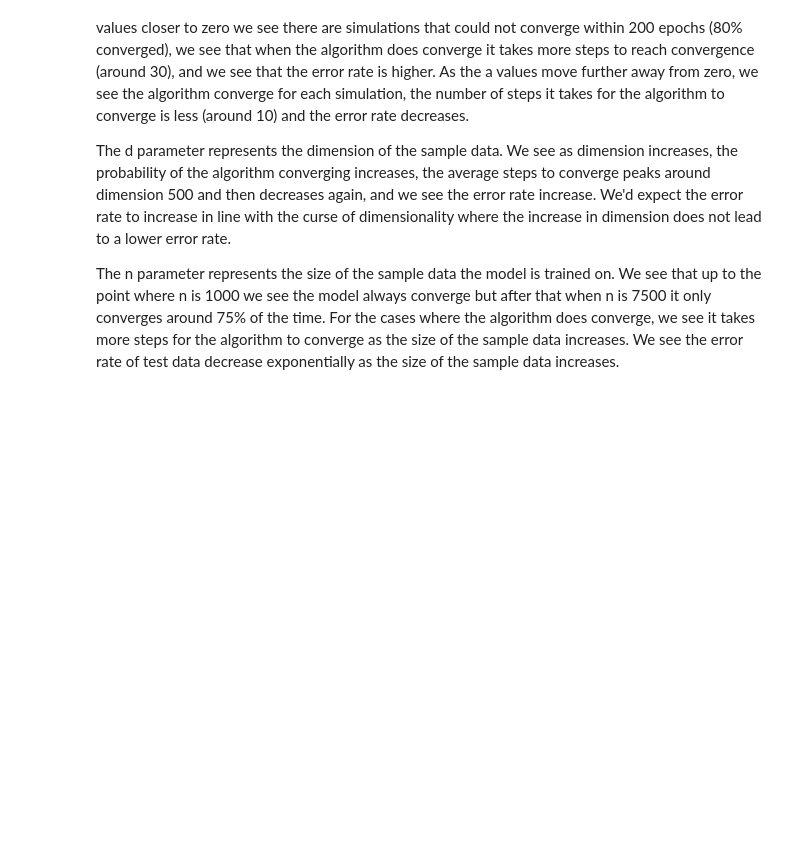
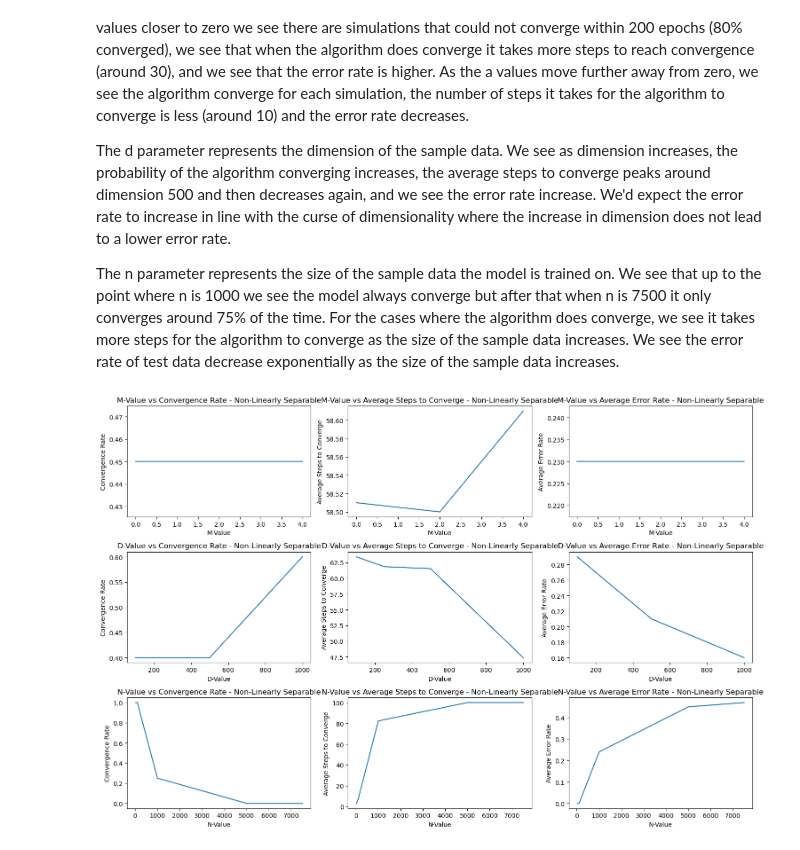
Before and after one commit to claricemottet/GaborML_problem10, a Jupyter notebook: GaborML_problem10_CM.ipynb, the cells around one changed output. Saved outputs shown, nothing was run; the diff lists cells and outputs as text; code cells hidden in the pictures; blank space fills up the shorter version.

Commit message:
updating non-separable excel so that error rate is based on test set instead of training set

```diff
--- a/GaborML_problem10_CM.ipynb
+++ b/GaborML_problem10_CM.ipynb
@@ -191,9 +192,9 @@ The d parameter represents the dimension of the sample data. We see as dimension
 The n parameter represents the size of the sample data the model is trained on. We see that up to the point where n is 1000 we see the model always converge but after that when n is 7500 it only converges around 75% of the time. For the cases where the algorithm does converge, we see it takes more steps for the algorithm to converge as the size of the sample data increases. We see the error rate of test data decrease exponentially as the size of the sample data increases.
 # %%
 #create log of non-linearly separable data
-df_log_nls = pd.DataFrame()
+# df_log_nls = pd.DataFrame()
 # %%
-#Non-linearly separable case
+# #Non-linearly separable case
 
 m_values = [0, 2, 4]
 d_values = [2, 100, 250, 500, 1000]
@@ -212,7 +213,8 @@ for iter_ in range(num_of_simulations):
             for n in n_values:
                 x, y = generate_nls_data(m, d, n)
                 w, b, update_log, steps_to_converge, convergence_ind = perceptron_algorithm(x, y, learning_rate, max_epochs)
-                error_count, error_rate = perceptron_algorithm_accuracy(x, y, w, b)
+                x_test, y_test = generate_nls_data(m, d, n)
+                error_count, error_rate = perceptron_algorithm_accuracy(x_test, y_test, w, b)
                 df_ = pd.DataFrame([[iter_, m, d, n, steps_to_converge, convergence_ind, error_rate]], columns = ['simulation_run','m_value','d_value','n_value','steps_to_converge','convergence_ind','error_rate'])
                 df_log_nls = pd.concat([df_log_nls,df_], ignore_index = False)
                 df_log_nls.reset_index(drop = True, inplace = True)
@@ -220,32 +222,34 @@ for iter_ in range(num_of_simulations):
 # %%
 #Plot the Non-Linearly Separable Results
 
-df_log_ls = pd.read_excel(path_out_+'//'+'df_log_nonlinearly_separable.xlsx')
+df_log_nls = pd.read_excel(path_out_+'//'+'df_log_nonlinearly_separable.xlsx')
+df_log_nls = df_log_nls[df_log_nls['d_value']>2]
 
 # Lists for iteration
-list_groupbys = ['a_value', 'd_value', 'n_value']
-list_groupbys_name = ['A-Value', 'D-Value', 'N-Value']
+list_groupbys = ['m_value', 'd_value', 'n_value']
+list_groupbys_name = ['M-Value', 'D-Value', 'N-Value']
 y_values = ['convergence_rate', 'average_steps_taken', 'average_error_rate']
 list_calcs = ['Convergence Rate', 'Average Steps to Converge', 'Average Error Rate']
 type_ = 'Non-Linearly Separable'
 
 # Create a subplot layout
 fig, axes = plt.subplots(len(list_groupbys), len(list_calcs), figsize=(15, 10))
 
 for i, col in enumerate(list_groupbys):
-    df_ = df_log_ls.copy()
-    df_['convergence_rate'] = df_.groupby(by=[col])['convergence_ind'].transform('mean')
-    df_['average_error_rate'] = df_.groupby(by=[col])['error_rate'].transform('mean')
-    df_converged = df_[df_['convergence_ind'] == 1]
-    df_['average_steps_taken'] = df_converged.groupby(by=[col])['steps_to_converge'].transform('mean')
+    df_ = df_log_nls.copy()
+    df_['convergence_rate'] = df_.groupby(by=[col])['convergence_ind'].transform('mean').round(2)
+    df_['average_error_rate'] = df_.groupby(by=[col])['error_rate'].transform('mean').round(2)
+    df_['average_steps_taken'] = df_.groupby(by=[col])['steps_to_converge'].transform('mean').round(2)
     df_unique = df_.drop_duplicates(subset=[col])
 
     for j, calc in enumerate(list_calcs):
         y_val = y_values[j]
         axes[i, j].plot(df_unique[col].to_numpy(), df_unique[y_val].to_numpy())
         axes[i, j].set_xlabel(list_groupbys_name[i])
         axes[i, j].set_ylabel(calc)
         axes[i, j].set_title(f'{list_groupbys_name[i]} vs {calc} - {type_}')
 
 plt.tight_layout()
 plt.show()
+# %% [output]
+[figure, added]
```
Also changed, not shown: parts of 1 cell of this notebook, 1 other file.
